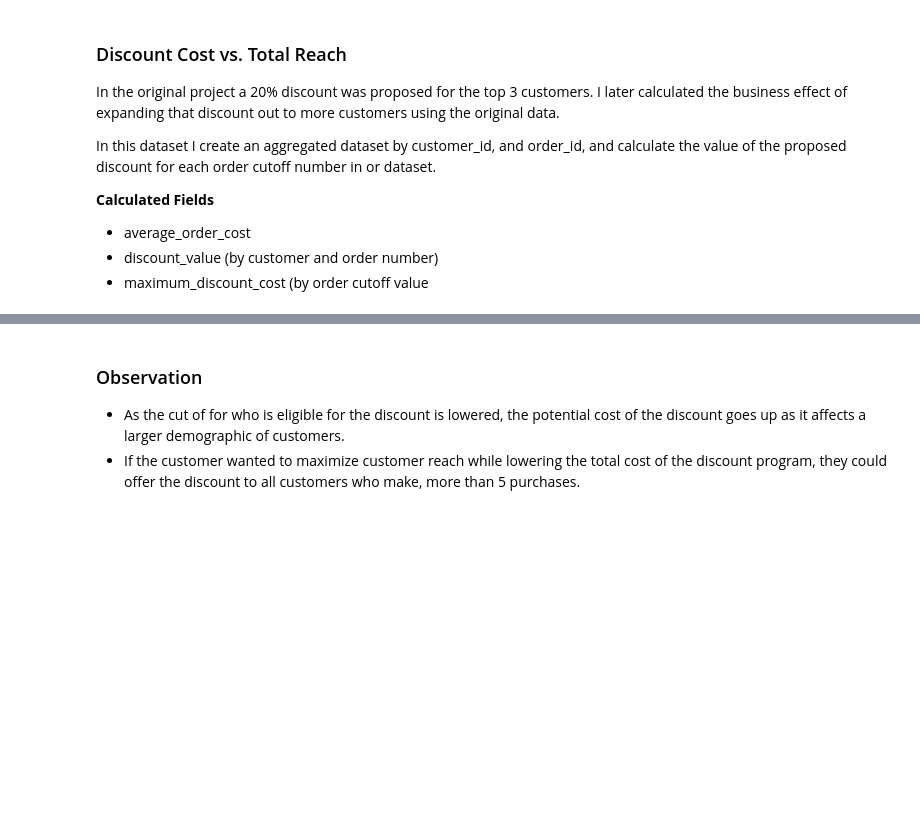
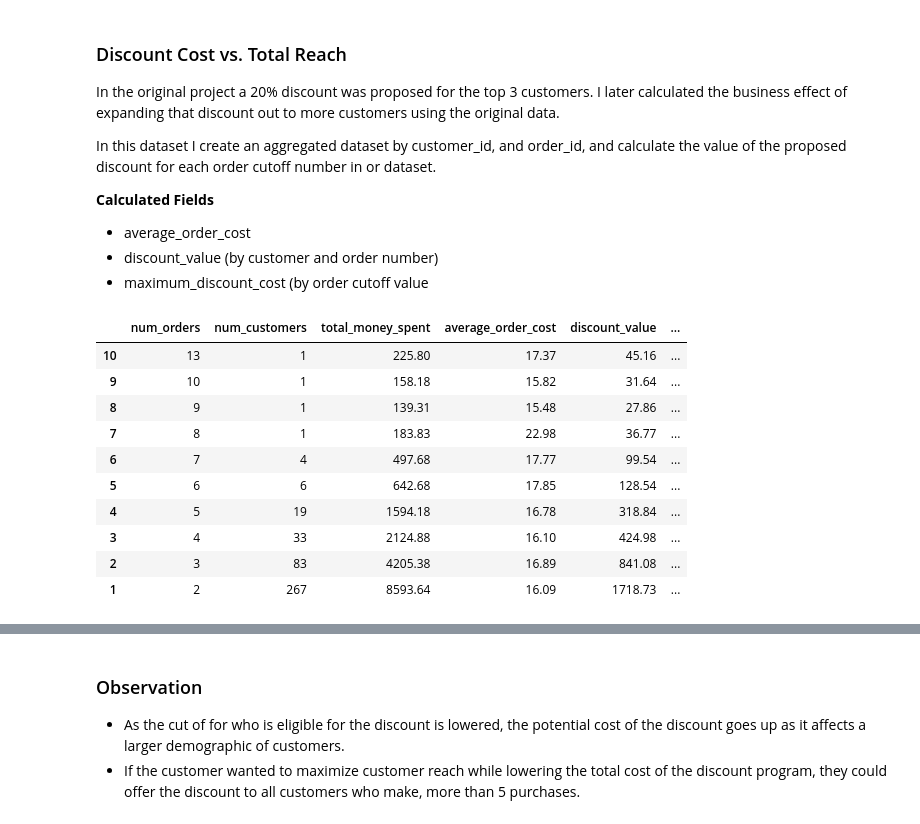
Before and after one commit to DanielLevenstein/FoodHub_UT_ML_Project1, a Jupyter notebook: FoodHubDataAnalysis.ipynb, the cells around one changed output, grey strips where cells are left out. Cells and saved outputs as stored; diff of their text form; code cells hidden in the pictures; blank space fills up the shorter version.

```diff
--- a/FoodHubDataAnalysis.ipynb
+++ b/FoodHubDataAnalysis.ipynb
@@ -424,15 +425,39 @@ In this dataset I create an aggregated dataset by customer_id, and order_id, and
 # %%
 df_top_customers_stats = (df_top_customers.groupby('num_orders')
                     .agg(num_customers=('customer_id', 'count'), total_money_spent=('total_money_spent', 'sum'))
                     .sort_values(by='num_customers', ascending=False))
 
 df_top_customers_stats.rename(columns={'customer_id': 'num_customers'}, inplace=True)
 df_top_customers_stats.reset_index(inplace=True)
 
+customer_count = df_clean.groupby('customer_id').agg(num_orders=('order_id', 'count')).shape[0]
 
-df_proposed_discount_df = df_top_customers_stats[df_top_customers_stats['num_orders'] > 3].copy().sort_values(by='num_orders', ascending=False)
+df_proposed_discount_df = df_top_customers_stats[df_top_customers_stats['num_orders'] > 1].copy().sort_values(by='num_orders', ascending=False)
 df_proposed_discount_df['average_order_cost'] = (df_proposed_discount_df['total_money_spent'].round(2)  /
                                                  (df_proposed_discount_df['num_customers'] * df_proposed_discount_df['num_orders']))
 df_proposed_discount_df['discount_value'] = df_proposed_discount_df['total_money_spent'] * 0.2
 df_proposed_discount_df['discount_value_per_customer'] = df_proposed_discount_df['discount_value'] / df_proposed_discount_df['num_customers']
+
+df_proposed_discount_df['discount_cost'] = df_proposed_discount_df['num_orders'].apply(
+    lambda x: df_proposed_discount_df[df_proposed_discount_df['num_orders'] > x]['discount_value'].sum()
+)
+
+df_proposed_discount_df['population_reached'] = df_proposed_discount_df['num_orders'].apply(
+    lambda x: df_proposed_discount_df[df_proposed_discount_df['num_orders'] > x]['num_customers'].sum()
+)
+
+df_proposed_discount_df['population_reached_per'] = df_proposed_discount_df['population_reached'] / population_size * 100
+df_proposed_discount_df.round(2)
+# %% [output]
+|  | num_orders | num_customers | total_money_spent | average_order_cost | discount_value | ... |
+| 10 | 13 | 1 | 225.80 | 17.37 | 45.16 | ... |
+| 9 | 10 | 1 | 158.18 | 15.82 | 31.64 | ... |
+| 8 | 9 | 1 | 139.31 | 15.48 | 27.86 | ... |
+| 7 | 8 | 1 | 183.83 | 22.98 | 36.77 | ... |
+| 6 | 7 | 4 | 497.68 | 17.77 | 99.54 | ... |
+| 5 | 6 | 6 | 642.68 | 17.85 | 128.54 | ... |
+| 4 | 5 | 19 | 1594.18 | 16.78 | 318.84 | ... |
+| 3 | 4 | 33 | 2124.88 | 16.10 | 424.98 | ... |
+| 2 | 3 | 83 | 4205.38 | 16.89 | 841.08 | ... |
+| 1 | 2 | 267 | 8593.64 | 16.09 | 1718.73 | ... |
 # %%
```
Also changed, not shown: parts of 5 cells of this notebook, 6 other files.
